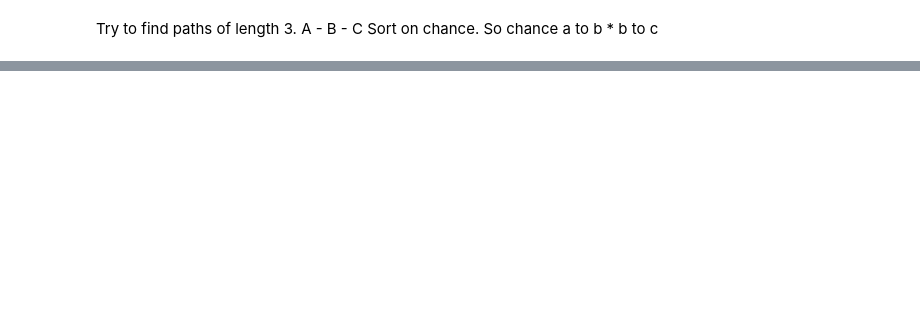
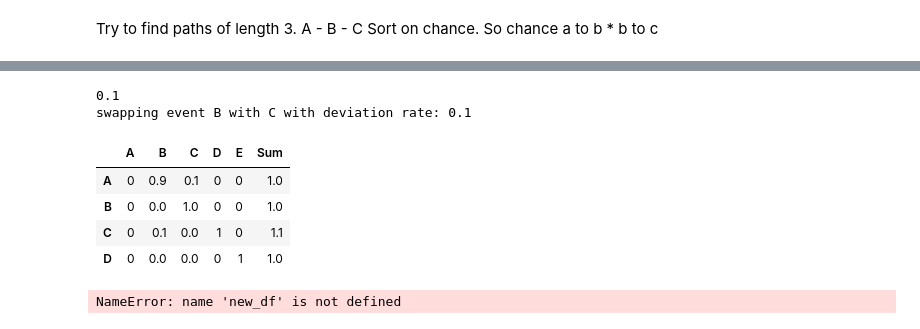
Before and after one commit to kaspergff/Thesis_anomaly_generation, a Jupyter notebook: Swapping.ipynb, the cells around one changed output, grey strips where cells are left out. Drawn from its saved outputs; the diff is of its cells as text; code cells hidden in the pictures; blank space fills up the shorter version.

```diff
--- a/Swapping.ipynb
+++ b/Swapping.ipynb
@@ -171,3 +91,0 @@ create_test_df()
-# %%
-def swapping(_df:pd.DataFrame,event:str):
-  df = _df.copy()
@@ -173,0 +120,32 @@ def swapping(_df:pd.DataFrame,event:str):
+# %%
+def swapping(_df:pd.DataFrame,event_1:str,event_2:str,deviation_rate):
+  df = _df.copy()
+  deviation_rate = deviation_rate / 100
+  print(deviation_rate)
+  print(f"swapping event {event_1} with {event_2} with deviation rate: {deviation_rate}")
+
+  for i,val in df.loc[:,event_1].items():
+    if i != event_2 and val > 0:
+      old_val = df.loc[i,event_1]
+      df.loc[i,event_1] *= 1 - deviation_rate
+      if i != event_1:
+        df.loc[i,event_2] += old_val - df.loc[i,event_1]
+
+  df.loc[event_2,event_1] +=  df.loc[event_1,event_2] * deviation_rate
+  df.loc[event_2, :] = df.loc[event_2, :] / df.loc[event_2, :].sum()
+
+  return df
+
+res = swapping(test_df,'B','C',10)
+res
+sum_check = res.copy()
+if not "Sum" in sum_check: sum_check['Sum'] = sum_check.sum(axis=1)
+sum_check
+# %% [output]
+0.1
+swapping event B with C with deviation rate: 0.1
+|  | A | B | C | D | E | Sum |
+| A | 0 | 0.9 | 0.1 | 0 | 0 | 1.0 |
+| B | 0 | 0.0 | 1.0 | 0 | 0 | 1.0 |
+| C | 0 | 0.1 | 0.0 | 1 | 0 | 1.1 |
+| D | 0 | 0.0 | 0.0 | 0 | 1 | 1.0 |
@@ -173,0 +164,11 @@ def swapping(_df:pd.DataFrame,event:str):
+# %%
+def transform_df_to_dict(df):
+    df_dict = df.T.to_dict()
+    for i in df_dict:
+        df_dict[i] = {k: v for k, v in df_dict[i].items() if v > 0}
+
+    return df_dict
+
+df_dict = transform_df_to_dict(new_df)
+# %% [output]
+NameError: name 'new_df' is not defined
```
Also changed, not shown: parts of 12 cells of this notebook, 1 other file.
